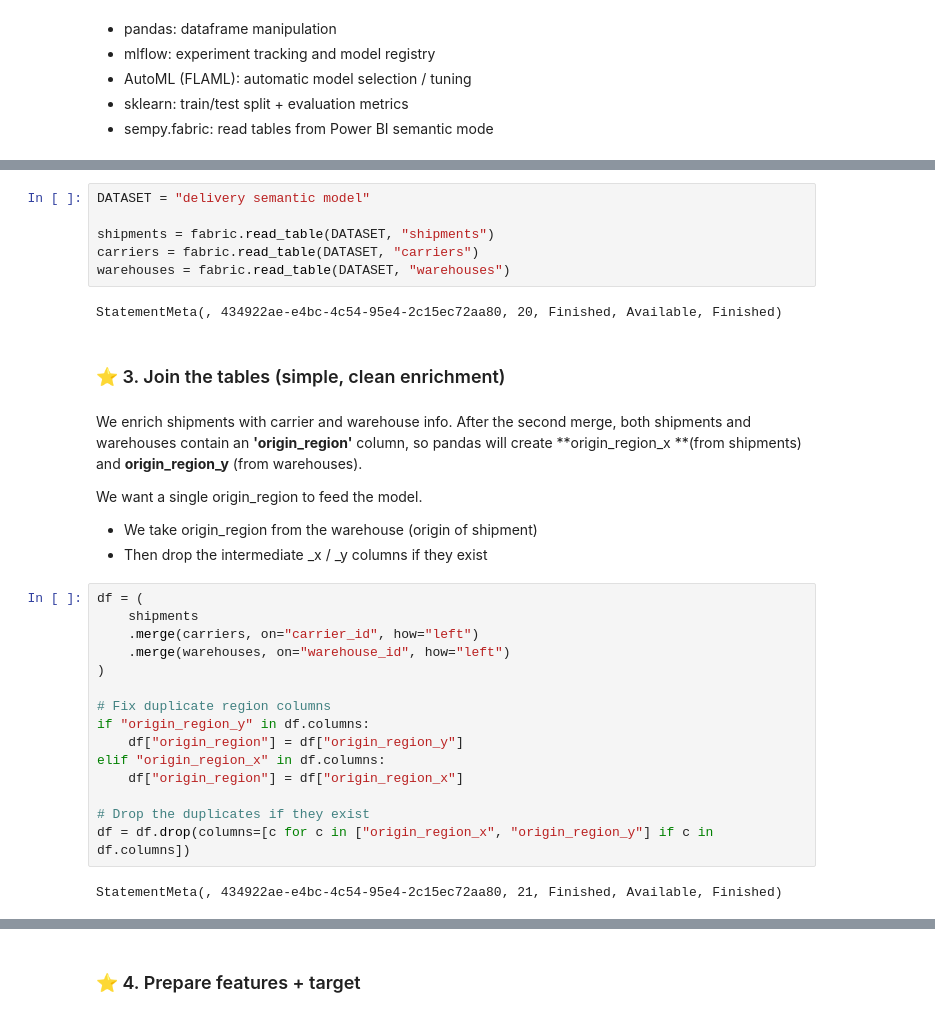
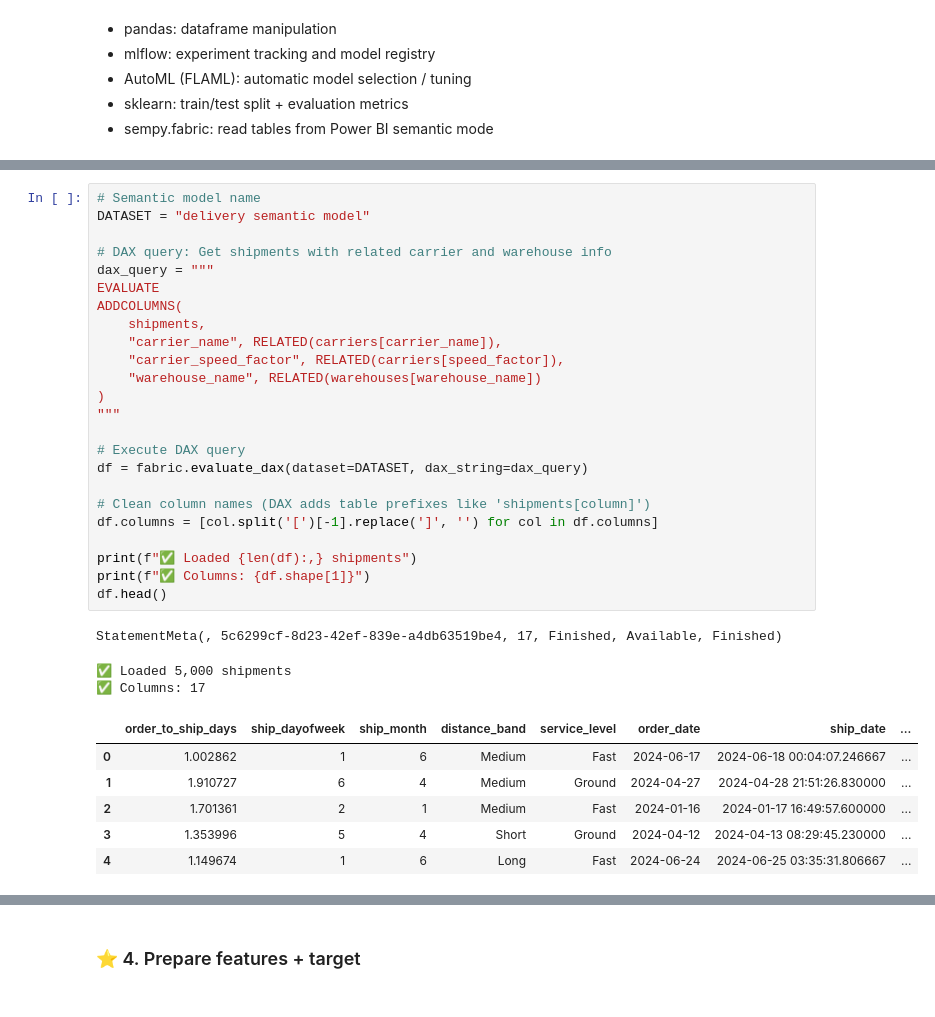
Before and after one commit to claraworkman/Fabric-Semantic-Link-AutoML-Regression, a Jupyter notebook: 02_autoML_training_pipeline.ipynb, the cells around one changed output, grey strips where cells are left out. Saved outputs shown, nothing was run; the diff lists cells and outputs as text.

```diff
--- a/02_autoML_training_pipeline.ipynb
+++ b/02_autoML_training_pipeline.ipynb
@@ -30,36 +57,36 @@ Update DATASET_NAME if your semantic model has a different name. Table names sho
 - carriers: carrier-level attributes (speed_factor, name)
 - warehouses: warehouse origin region
 # %%
+# Semantic model name
 DATASET = "delivery semantic model"
 
-shipments = fabric.read_table(DATASET, "shipments")
-carriers = fabric.read_table(DATASET, "carriers")
-warehouses = fabric.read_table(DATASET, "warehouses")
+# DAX query: Get shipments with related carrier and warehouse info
+dax_query = """
+EVALUATE
+ADDCOLUMNS(
+    shipments,
+    "carrier_name", RELATED(carriers[carrier_name]),
+    "carrier_speed_factor", RELATED(carriers[speed_factor]),
+    "warehouse_name", RELATED(warehouses[warehouse_name])
+)
+"""
+
+# Execute DAX query
+df = fabric.evaluate_dax(dataset=DATASET, dax_string=dax_query)
+
+# Clean column names (DAX adds table prefixes like 'shipments[column]')
+df.columns = [col.split('[')[-1].replace(']', '') for col in df.columns]
+
+print(f"✅ Loaded {len(df):,} shipments")
+print(f"✅ Columns: {df.shape[1]}")
+df.head()
 # %% [output]
-StatementMeta(, 434922ae-e4bc-4c54-95e4-2c15ec72aa80, 20, Finished, Available, Finished)
+StatementMeta(, 5c6299cf-8d23-42ef-839e-a4db63519be4, 17, Finished, Available, Finished)
+✅ Loaded 5,000 shipments
+✅ Columns: 17
+|  | order_to_ship_days | ship_dayofweek | ship_month | distance_band | service_level | order_date | ship_date | ... |
+| 0 | 1.002862 | 1 | 6 | Medium | Fast | 2024-06-17 | 2024-06-18 00:04:07.246667 | ... |
+| 1 | 1.910727 | 6 | 4 | Medium | Ground | 2024-04-27 | 2024-04-28 21:51:26.830000 | ... |
+| 2 | 1.701361 | 2 | 1 | Medium | Fast | 2024-01-16 | 2024-01-17 16:49:57.600000 | ... |
+| 3 | 1.353996 | 5 | 4 | Short | Ground | 2024-04-12 | 2024-04-13 08:29:45.230000 | ... |
+| 4 | 1.149674 | 1 | 6 | Long | Fast | 2024-06-24 | 2024-06-25 03:35:31.806667 | ... |
-# %% [markdown]
-### ⭐ 3. Join the tables (simple, clean enrichment)
-# %% [markdown]
-We enrich shipments with carrier and warehouse info.
-After the second merge, both shipments and warehouses contain an **'origin_region'** column, so pandas will create **origin_region_x **(from shipments) and **origin_region_y** (from warehouses).
-
- We want a single origin_region to feed the model.
-- We take origin_region from the warehouse (origin of shipment)
-- Then drop the intermediate _x / _y columns if they exist
-# %%
-df = (
-    shipments
-    .merge(carriers, on="carrier_id", how="left")
-    .merge(warehouses, on="warehouse_id", how="left")
-)
-
-# Fix duplicate region columns
-if "origin_region_y" in df.columns:
-    df["origin_region"] = df["origin_region_y"]
-elif "origin_region_x" in df.columns:
-    df["origin_region"] = df["origin_region_x"]
-
-# Drop the duplicates if they exist
-df = df.drop(columns=[c for c in ["origin_region_x", "origin_region_y"] if c in df.columns])
-# %% [output]
-StatementMeta(, 434922ae-e4bc-4c54-95e4-2c15ec72aa80, 21, Finished, Available, Finished)
```
Also changed, not shown: parts of 21 cells of this notebook, 5 other files.
